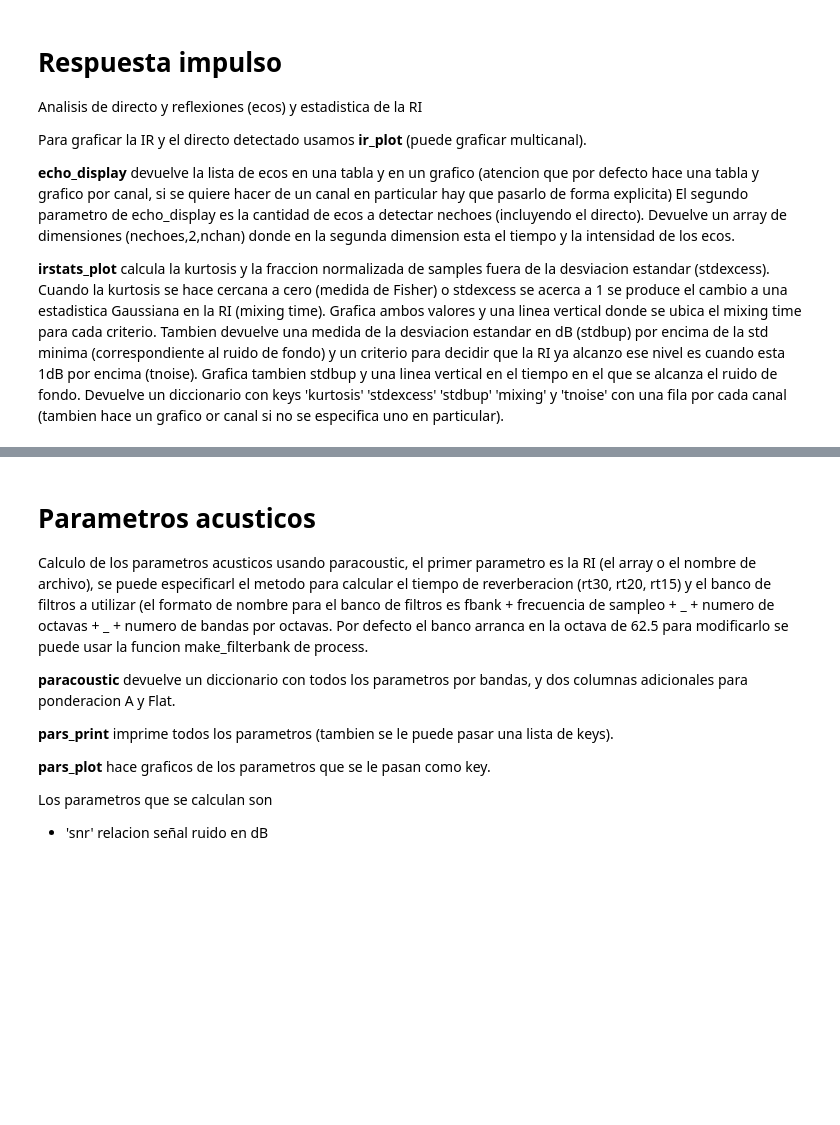
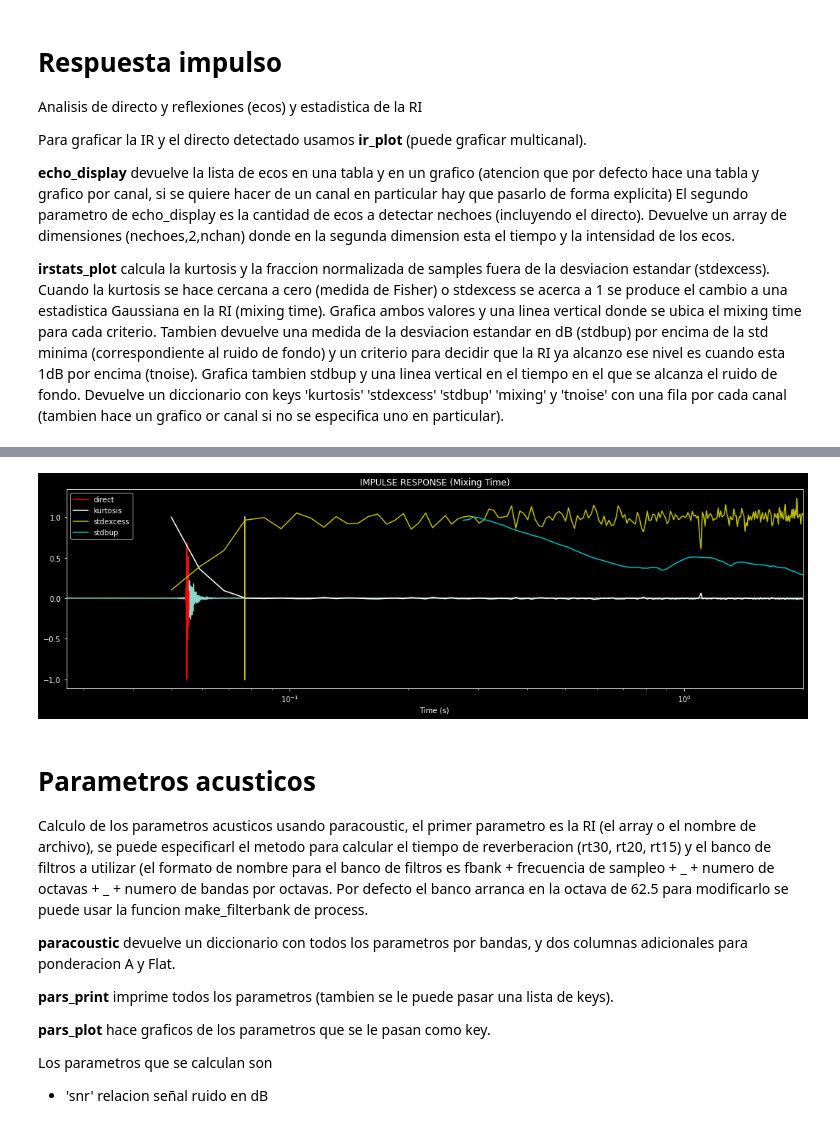
Before and after one commit to meguia/IRma, a Jupyter notebook: src/notebooks/test_acousticfield.ipynb, the cells around one changed output, grey strips where cells are left out. Saved outputs shown, nothing was run; the diff lists cells and outputs as text; code cells hidden in the pictures; blank space fills up the shorter version.

```diff
--- a/src/notebooks/test_acousticfield.ipynb
+++ b/src/notebooks/test_acousticfield.ipynb
@@ -110,7 +135,9 @@ play(ri_L1,chanout=[0],normalized=True,fs=fs)
 echos = echo_display(ri_L1,7,fs=fs)
 # %%
 pstat = irstat_plot(ri_L1, window=0.01, overlap=0.001, logscale=True, fs=fs)
-pstat = irstat_plot(ri_L1_golay, window=0.01, overlap=0.001, logscale=True, fs=fs)
+#pstat = irstat_plot(ri_L1_golay, window=0.01, overlap=0.001, logscale=True, fs=fs)
+# %% [output]
+[figure, added]
 # %%
 ac = acorr_plot(ri_L1,trange=0.05,fs=fs)
 ac = acorr_plot(ri_L1_golay,trange=0.05,fs=fs)
```
Also changed, not shown: parts of 14 cells of this notebook, 4 other files.
